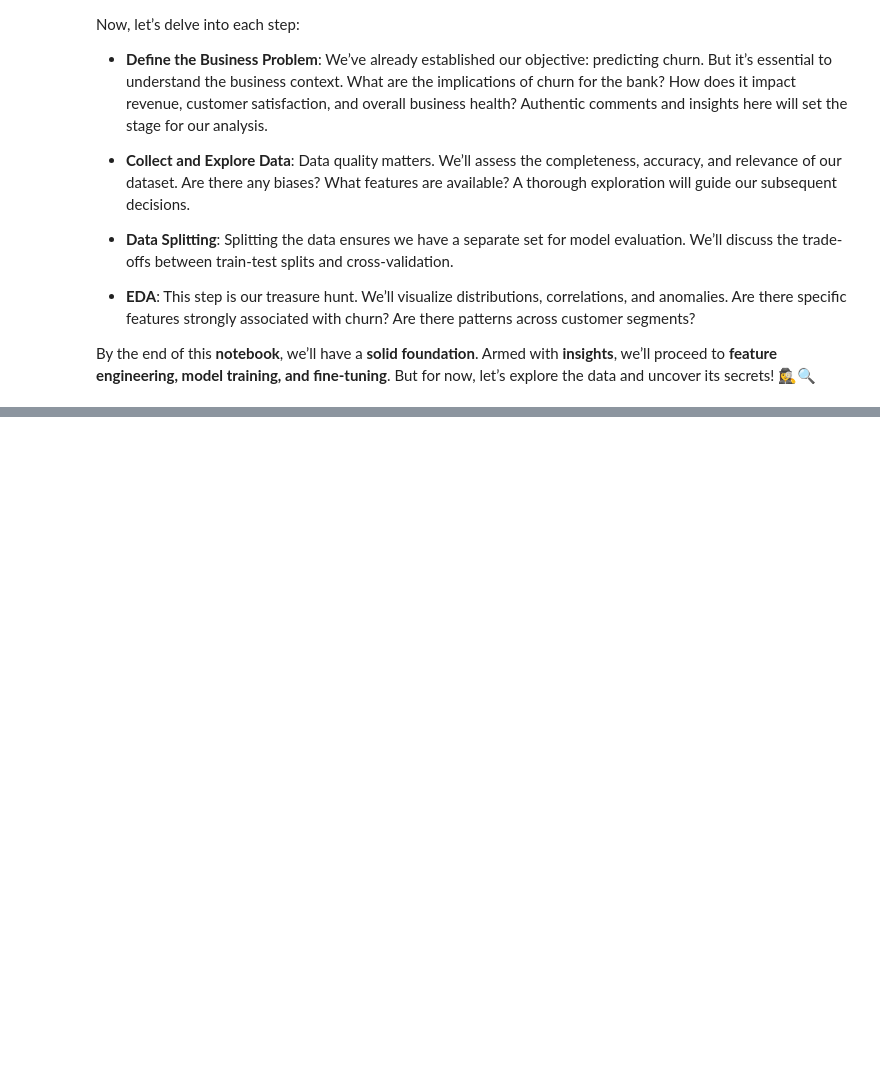
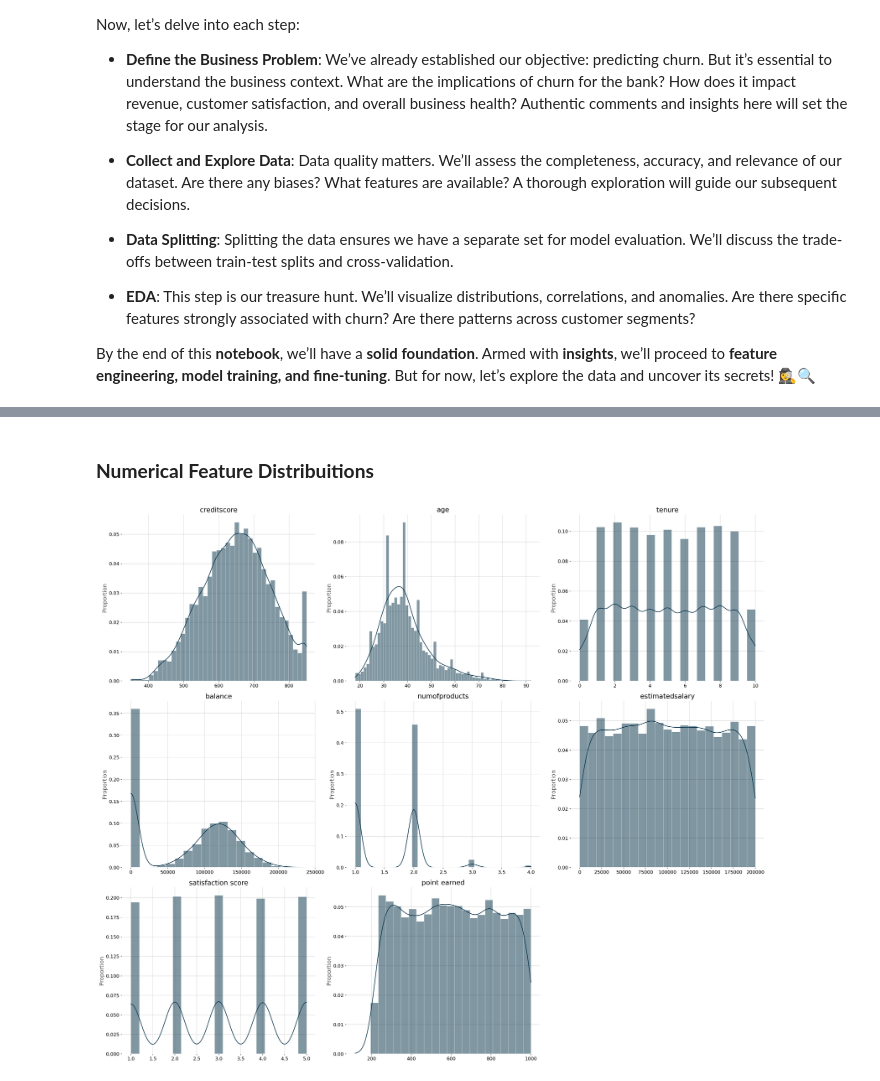
Before and after one commit to vitorsbarboza/Banking-Customer-Churn, a Jupyter notebook: notebooks/EDA.ipynb, the cells around one changed output, grey strips where cells are left out. Drawn from its saved outputs; the diff is of its cells as text; code cells hidden in the pictures; blank space fills up the shorter version.

```diff
--- a/notebooks/EDA.ipynb
+++ b/notebooks/EDA.ipynb
@@ -60,0 +264,10 @@ Remember, our mission isn’t just about numbers; it’s about empowering the ba
+# %%
+customers_df.drop(columns=['CustomerId', 'RowNumber', 'Surname'], inplace=True)
+
+customers_df.columns = [x.lower() for x in customers_df.columns]
+
+customers_df['gender'] = customers_df['gender'].map({'Male': 1, 'Female': 0})
+
+customers_df.rename(columns={'exited': 'churn_flag'}, inplace=True)
+
+customers_df.head()
@@ -60,0 +436,8 @@ Remember, our mission isn’t just about numbers; it’s about empowering the ba
+# %% [markdown]
+### **Numerical Feature Distribuitions**
+# %%
+feature_numplot = ['creditscore', 'age', 'tenure', 'balance', 'numofproducts', 'estimatedsalary', 'satisfaction score', 'point earned']
+
+analysis_plots(data=train, features=feature_numplot, kde=True, figsize=(24, 20))
+# %% [output]
+[figure, added]
```
Also changed, not shown: parts of 26 cells of this notebook, 12 other files.
